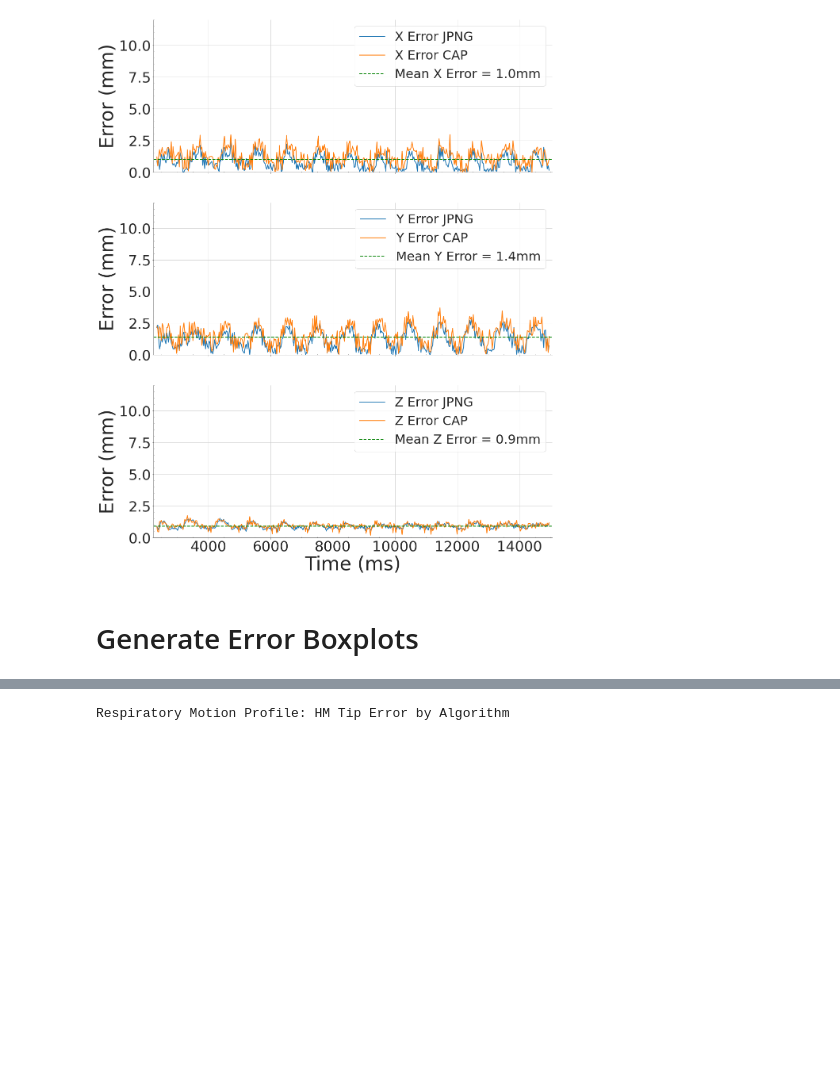
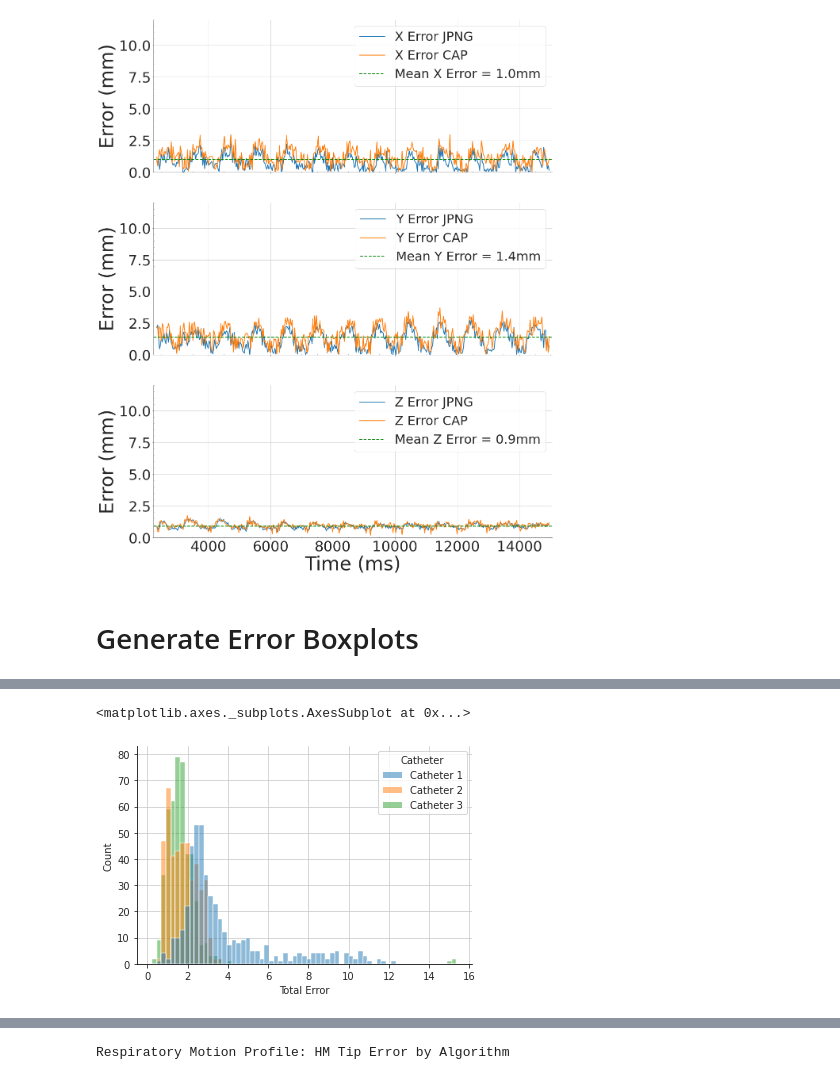
Before and after one commit to WrightGroupSRI/mr-tracking-analysis, a Jupyter notebook: Dynamic_Tracking/dynamic_tracking_analysis.ipynb, the cells around one changed output, grey strips where cells are left out. Cells and saved outputs as stored; diff of their text form; code cells hidden in the pictures; blank space fills up the shorter version.

```diff
--- a/Dynamic_Tracking/dynamic_tracking_analysis.ipynb
+++ b/Dynamic_Tracking/dynamic_tracking_analysis.ipynb
@@ -757,0 +782,5 @@ Cardiac Motion Profile: JPNG Tip Error
+# %%
+sns.histplot(plot_df_card[plot_df_card.Sequence=='HM'], x='Total Error', hue='Catheter')
+# %% [output]
+<matplotlib.axes._subplots.AxesSubplot at 0x...>
+[figure, added]
```
Also changed, not shown: parts of 8 cells of this notebook, 1 other file.
